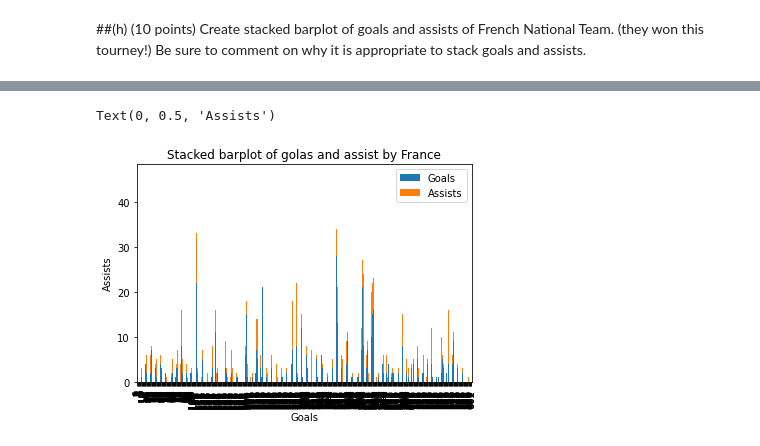
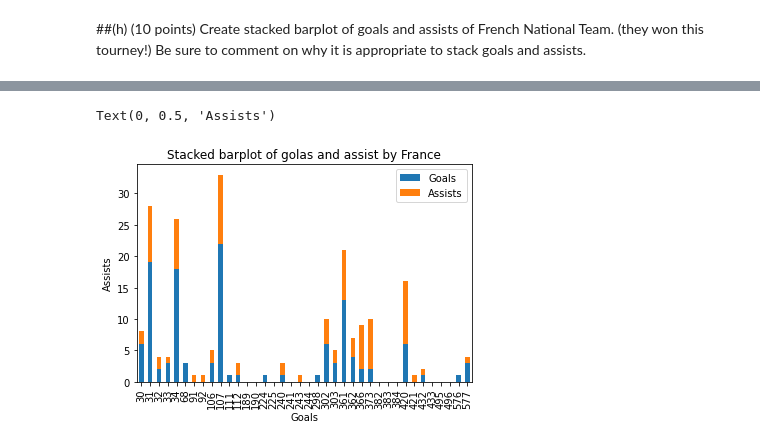
Before and after one commit to Nissun662/Data-Visual, a Jupyter notebook: Exam3.ipynb, the cells around one changed output, grey strips where cells are left out. Cells and saved outputs as stored; diff of their text form; code cells hidden in the pictures.

```diff
--- a/Exam3.ipynb
+++ b/Exam3.ipynb
@@ -151,7 +151,8 @@ ax = sns.scatterplot(data = df,  x = 'Goals', y = 'Assists', style = 'Goals', si
 # %% [markdown]
 ##(h) (10 points) Create stacked barplot of goals and assists of French National Team. (they won this tourney!) Be sure to comment on why it is appropriate to stack goals and assists.
 # %%
-df[df['nationality'].str.contains('France')]
+d=df[df['nationality'].str.contains('France')]
+d
 # %% [output]
 |  | Unnamed: 0 | Rank | player | club | age | Apps | Mins | Goals | Assists | Yel | Red | ... |
 | 30 | 59 | 5 | Antoine Griezmann | Atletico Madrid | 27 | 7(1) | 631 | 6 | 2 | 0 | 0 | ... |
@@ -171,9 +172,9 @@ df[df['nationality'].str.contains('France')]
 | 576 | 1106 | 338 | Blaise Matuidi | Juventus | 31 | 5(4) | 494 | 1 | 0 | 0 | 0 | ... |
 | 577 | 1108 | 129 | Blaise Matuidi | Juventus | 31 | 27(5) | 2355 | 3 | 1 | 3 | 0 | ... |
 # %%
-ax = df[['Goals', 'Assists']].plot(kind = 'bar', stacked = True , title = 'Stacked barplot of golas and assist by France')
+ax = d[['Goals', 'Assists']].plot(kind = 'bar', stacked = True , title = 'Stacked barplot of golas and assist by France')
 ax.set_xlabel('Goals')
 ax.set_ylabel('Assists')
 # %% [output]
 Text(0, 0.5, 'Assists')
-[figure, old version]
+[figure, new version]
```
Also changed, not shown: parts of 3 cells of this notebook.
